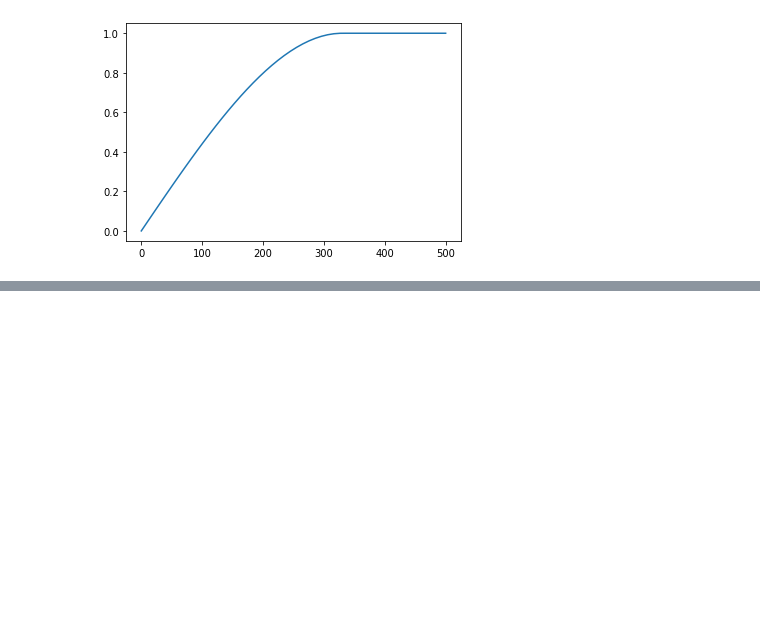
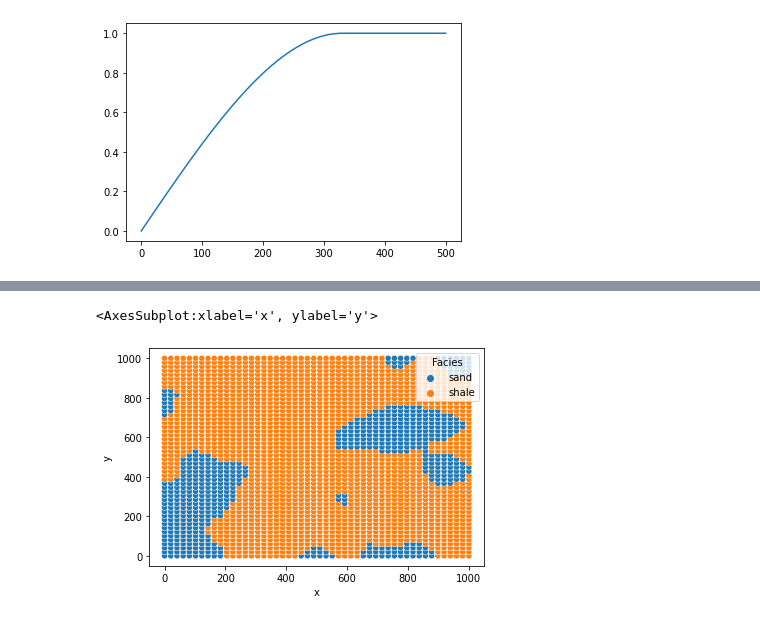
Before and after one commit to scuervo91/volumetricspy, a Jupyter notebook: docs/examples/3-Points/ind_krigging.ipynb, the cells around one changed output, grey strips where cells are left out. Cells and saved outputs as stored; diff of their text form; code cells hidden in the pictures; blank space fills up the shorter version.

Commit message:
fix indicator krigging

```diff
--- a/docs/examples/3-Points/ind_krigging.ipynb
+++ b/docs/examples/3-Points/ind_krigging.ipynb
@@ -104,3 +125,12 @@ xx, yy = np.meshgrid(xn, yn)
 
 dfun = pd.DataFrame({"x":xx.flatten(order='F'),"y":yy.flatten(order='F')})
 grid = CloudPoints().from_df(dfun, x='x',y='y')
+# %%
+ik2 = IndicatorOridinaryKrigging(
+    known_cp = cp,
+    unknown_cp = grid,
+    variogram_model = s2
+)
+# %%
+rcp2 = ik2.forward('Facies')
+rcp2.df()
@@ -106,0 +151,5 @@ grid = CloudPoints().from_df(dfun, x='x',y='y')
+# %%
+rcp2.plot(hue='Facies')
+# %% [output]
+<AxesSubplot:xlabel='x', ylabel='y'>
+[figure, added]
```
Also changed, not shown: parts of 13 cells of this notebook, 1 other file.
